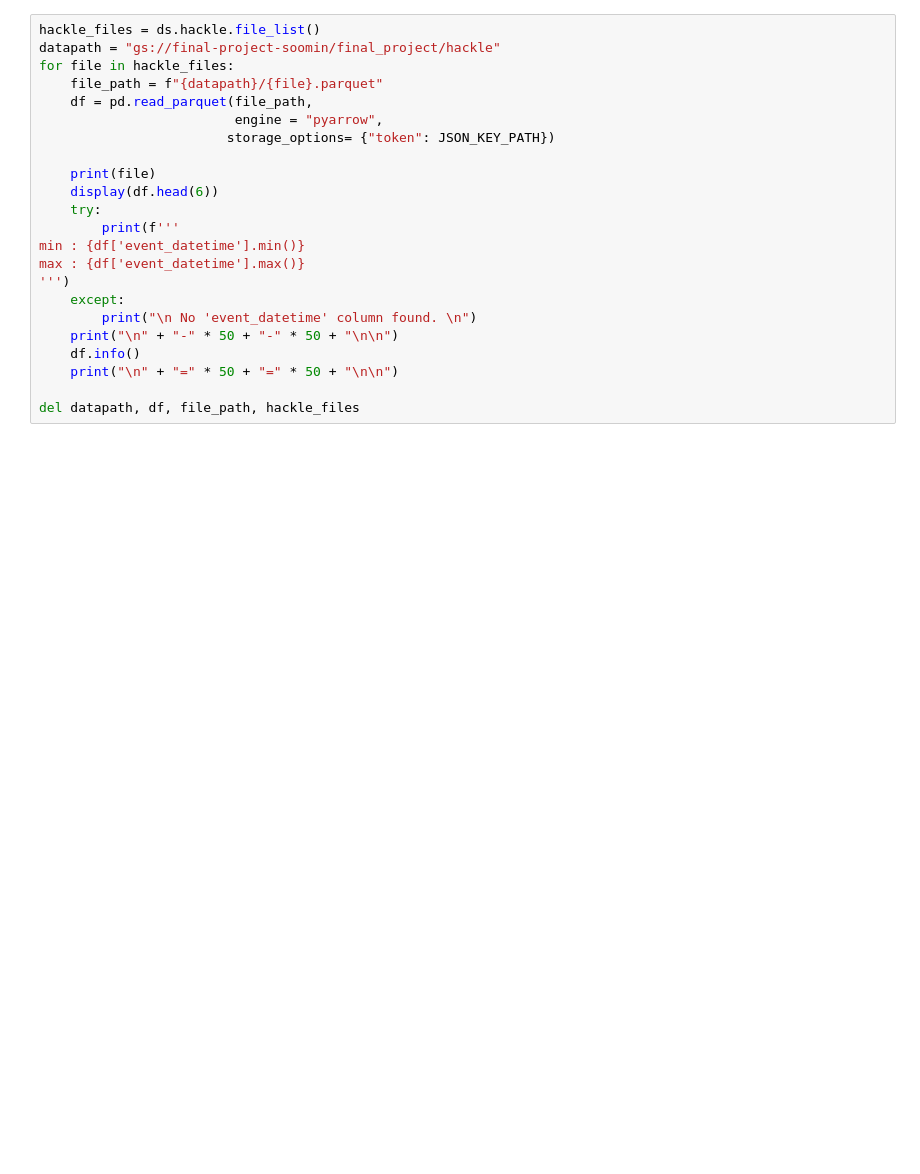
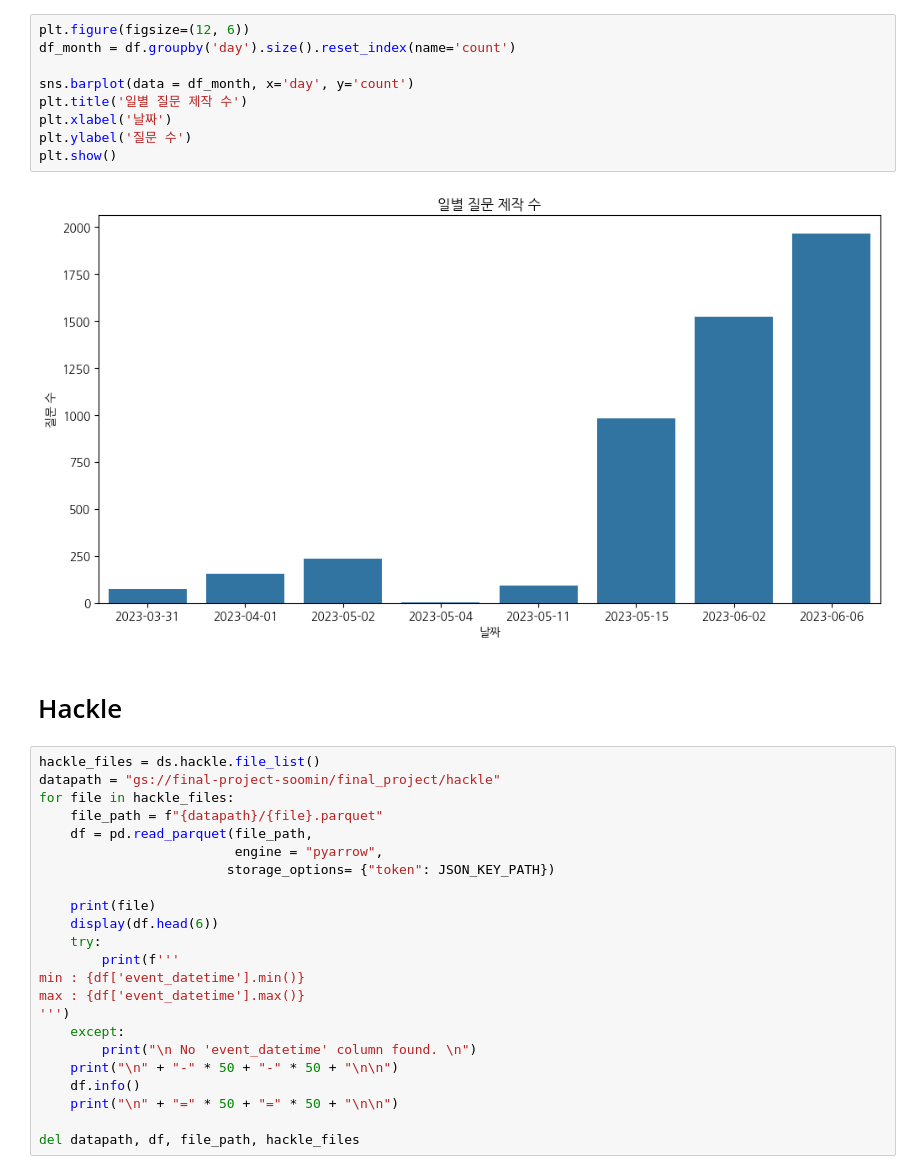
Before and after one commit to saeraniren/advanced_project, a Jupyter notebook: project4.ipynb, the cells around one changed output. Saved outputs shown, nothing was run; the diff lists cells and outputs as text; blank space fills up the shorter version.

```diff
--- a/project4.ipynb
+++ b/project4.ipynb
@@ -11,3 +36,16 @@ JSON_KEY_PATH = "./sprintda05-soomin.json"
+# %%
+plt.figure(figsize=(12, 6))
+df_month = df.groupby('day').size().reset_index(name='count')
+
+sns.barplot(data = df_month, x='day', y='count')
+plt.title('일별 질문 제작 수')
+plt.xlabel('날짜')
+plt.ylabel('질문 수')
+plt.show()
+# %% [output]
+[figure, added]
+# %% [markdown]
+# Hackle
 # %%
 hackle_files = ds.hackle.file_list()
 datapath = "gs://final-project-soomin/final_project/hackle"
```
Also changed, not shown: parts of 91 cells of this notebook.
